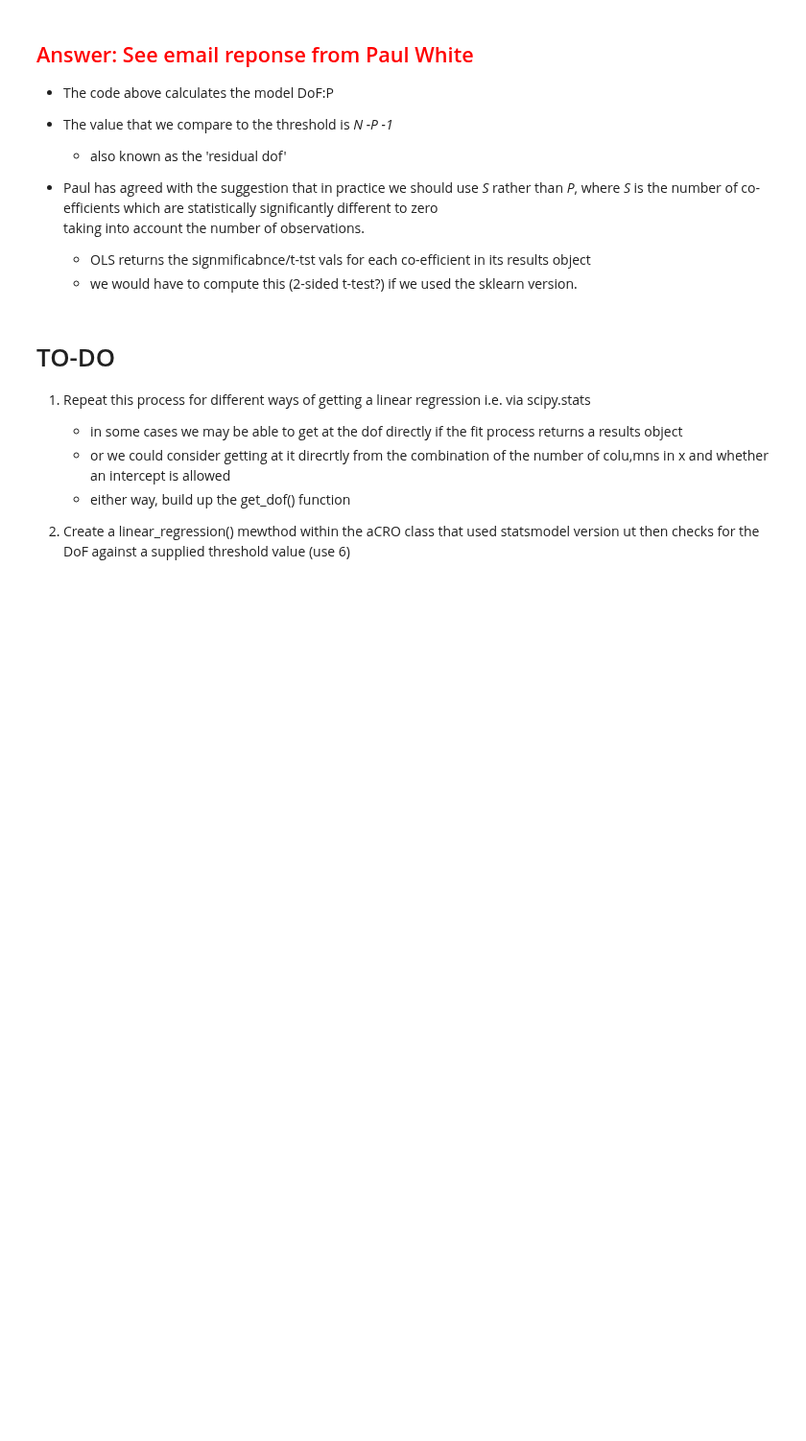
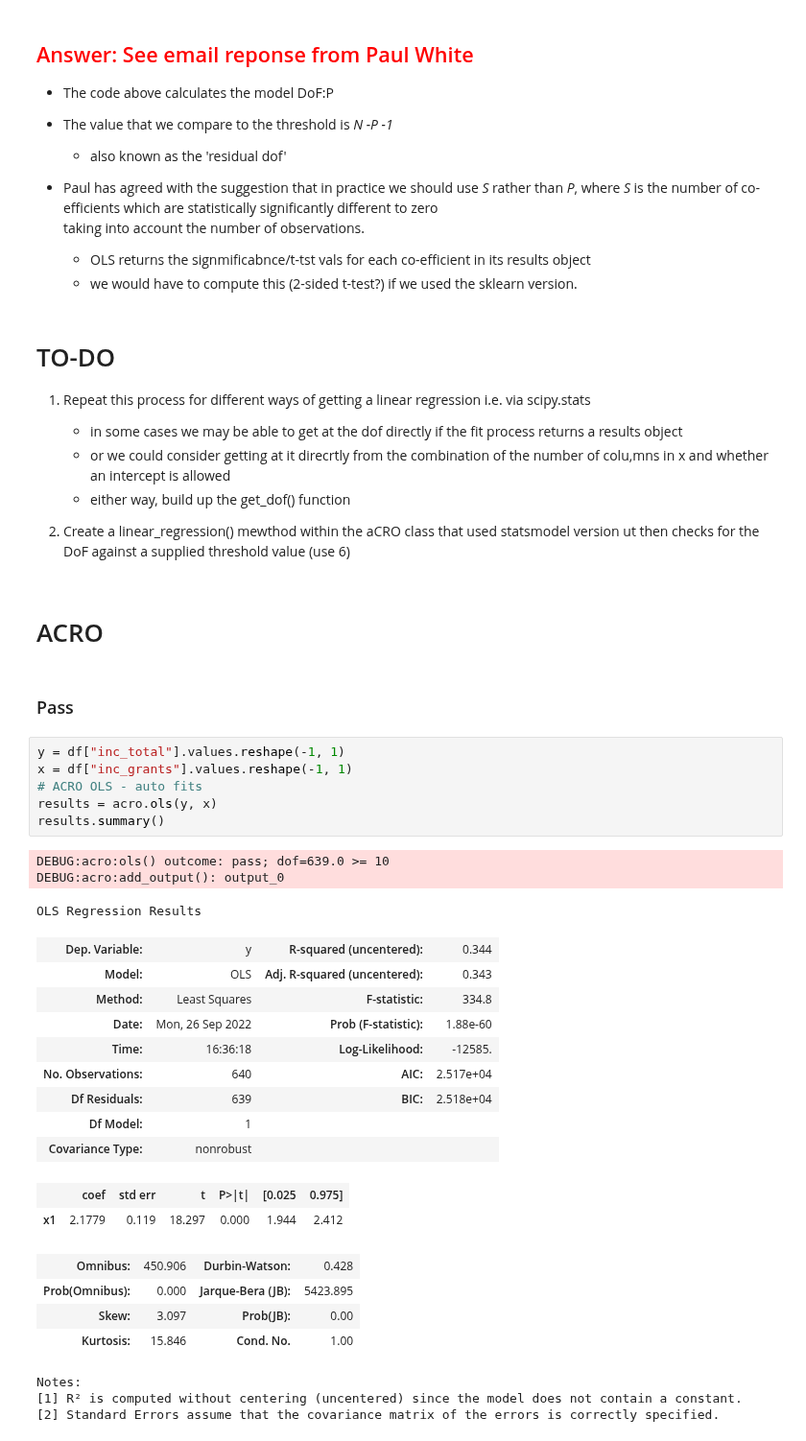
Before and after one commit to AI-SDC/ACRO, a Jupyter notebook: notebooks/test-regression.ipynb, the cells around one changed output. Shown at 96% size. Drawn from its saved outputs; the diff is of its cells as text; blank space fills up the shorter version.

```diff
--- a/notebooks/test-regression.ipynb
+++ b/notebooks/test-regression.ipynb
@@ -258,3 +258,35 @@ and our function reports the degrees of freedom as 7
    - either way, build up the get_dof() function
 
 2. Create a linear_regression() mewthod within the aCRO class that used statsmodel version ut then checks for the DoF against a supplied threshold value (use 6)
+# %% [markdown]
+# ACRO
+# %% [markdown]
+### Pass
+# %%
+y = df["inc_total"].values.reshape(-1, 1)
+x = df["inc_grants"].values.reshape(-1, 1)
+# ACRO OLS - auto fits
+results = acro.ols(y, x)
+results.summary()
+# %% [output]
+DEBUG:acro:ols() outcome: pass; dof=639.0 >= 10
+DEBUG:acro:add_output(): output_0
+OLS Regression Results
+| Dep. Variable: | y | R-squared (uncentered): | 0.344 |
+| Model: | OLS | Adj. R-squared (uncentered): | 0.343 |
+| Method: | Least Squares | F-statistic: | 334.8 |
+| Date: | Mon, 26 Sep 2022 | Prob (F-statistic): | 1.88e-60 |
+| Time: | 16:36:18 | Log-Likelihood: | -12585. |
+| No. Observations: | 640 | AIC: | 2.517e+04 |
+| Df Residuals: | 639 | BIC: | 2.518e+04 |
+| Df Model: | 1 |  |  |
+| Covariance Type: | nonrobust |  |  |
+|  | coef | std err | t | P>|t| | [0.025 | 0.975] |
+| x1 | 2.1779 | 0.119 | 18.297 | 0.000 | 1.944 | 2.412 |
+| Omnibus: | 450.906 | Durbin-Watson: | 0.428 |
+| Prob(Omnibus): | 0.000 | Jarque-Bera (JB): | 5423.895 |
+| Skew: | 3.097 | Prob(JB): | 0.00 |
+| Kurtosis: | 15.846 | Cond. No. | 1.00 |
+Notes:
+[1] R² is computed without centering (uncentered) since the model does not contain a constant.
+[2] Standard Errors assume that the covariance matrix of the errors is correctly specified.
```
Also changed, not shown: parts of 12 cells of this notebook, 1 other file.
